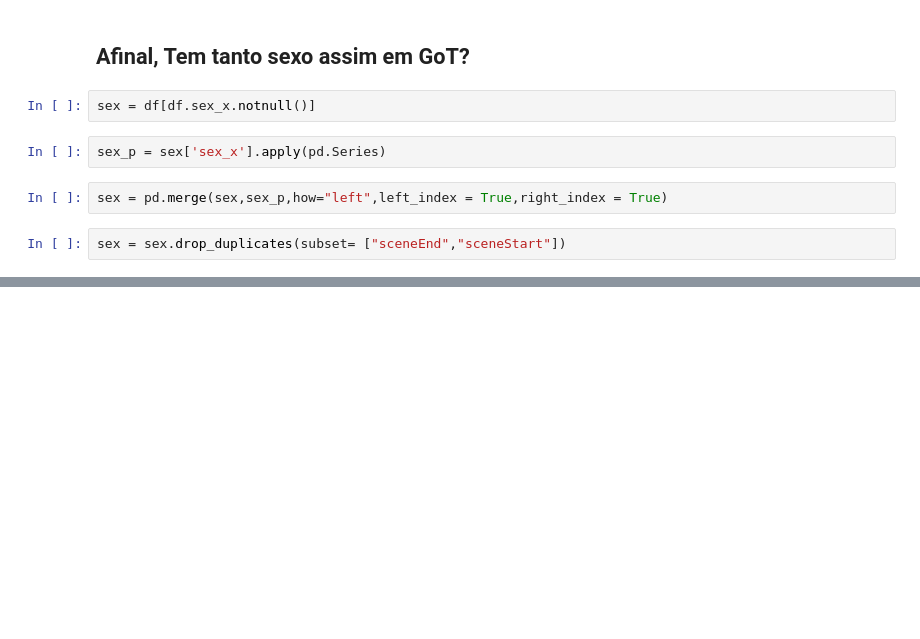
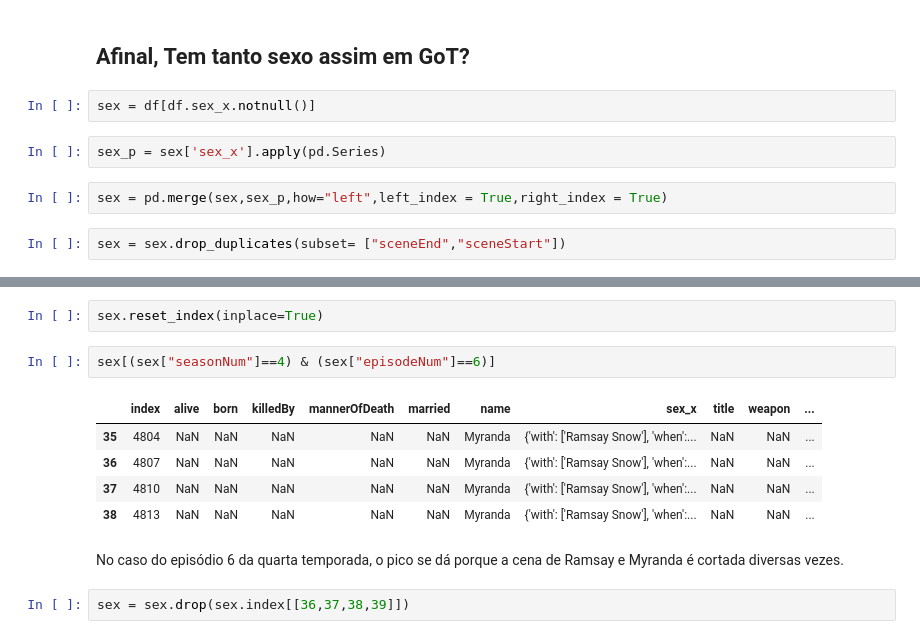
Before and after one commit to lorransr/ice_fire_and_data, a Jupyter notebook: Uma_canção_de_Gelo,_Fogo_e_Dados.ipynb, the cells around one changed output, grey strips where cells are left out. Saved outputs shown, nothing was run; the diff lists cells and outputs as text; blank space fills up the shorter version.

```diff
--- a/Uma_canção_de_Gelo,_Fogo_e_Dados.ipynb
+++ b/Uma_canção_de_Gelo,_Fogo_e_Dados.ipynb
@@ -486,3 +512,17 @@ sex = sex.drop_duplicates(subset= ["sceneEnd","sceneStart"])
+# %%
+sex.reset_index(inplace=True)
+# %%
+sex[(sex["seasonNum"]==4) & (sex["episodeNum"]==6)]
+# %% [output]
+|  | index | alive | born | killedBy | mannerOfDeath | married | name | sex_x | title | weapon | ... |
+| 35 | 4804 | NaN | NaN | NaN | NaN | NaN | Myranda | {'with': ['Ramsay Snow'], 'when':... | NaN | NaN | ... |
+| 36 | 4807 | NaN | NaN | NaN | NaN | NaN | Myranda | {'with': ['Ramsay Snow'], 'when':... | NaN | NaN | ... |
+| 37 | 4810 | NaN | NaN | NaN | NaN | NaN | Myranda | {'with': ['Ramsay Snow'], 'when':... | NaN | NaN | ... |
+| 38 | 4813 | NaN | NaN | NaN | NaN | NaN | Myranda | {'with': ['Ramsay Snow'], 'when':... | NaN | NaN | ... |
+# %% [markdown]
+ No caso do episódio 6 da quarta temporada, o pico se dá porque a cena de Ramsay e Myranda é cortada diversas vezes.
+# %%
+sex = sex.drop(sex.index[[36,37,38,39]])
 # %%
 base = alt.Chart(sex).mark_rect().encode(
                                          x='episodeNum:O',
```
Also changed, not shown: parts of 7 cells of this notebook.
